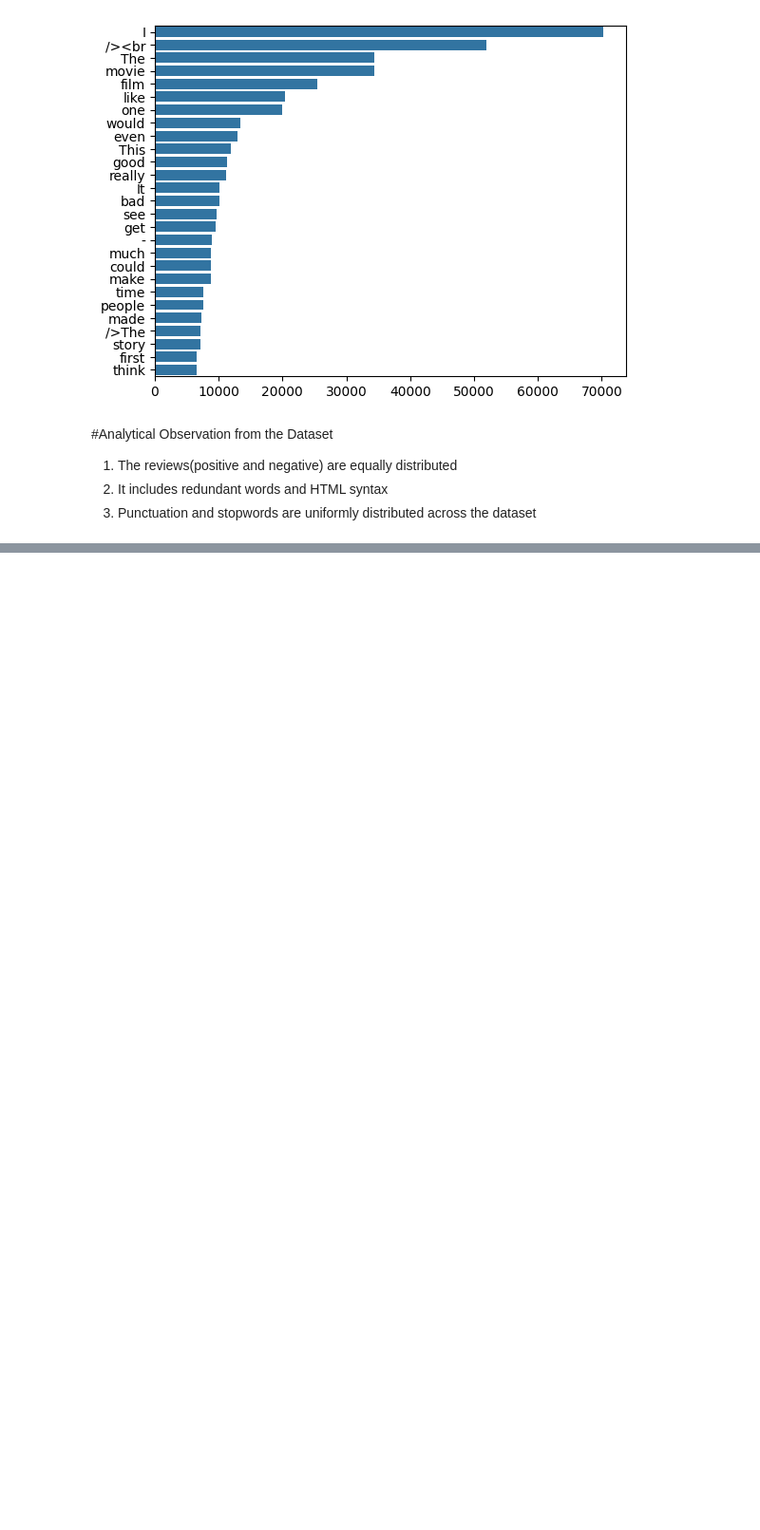
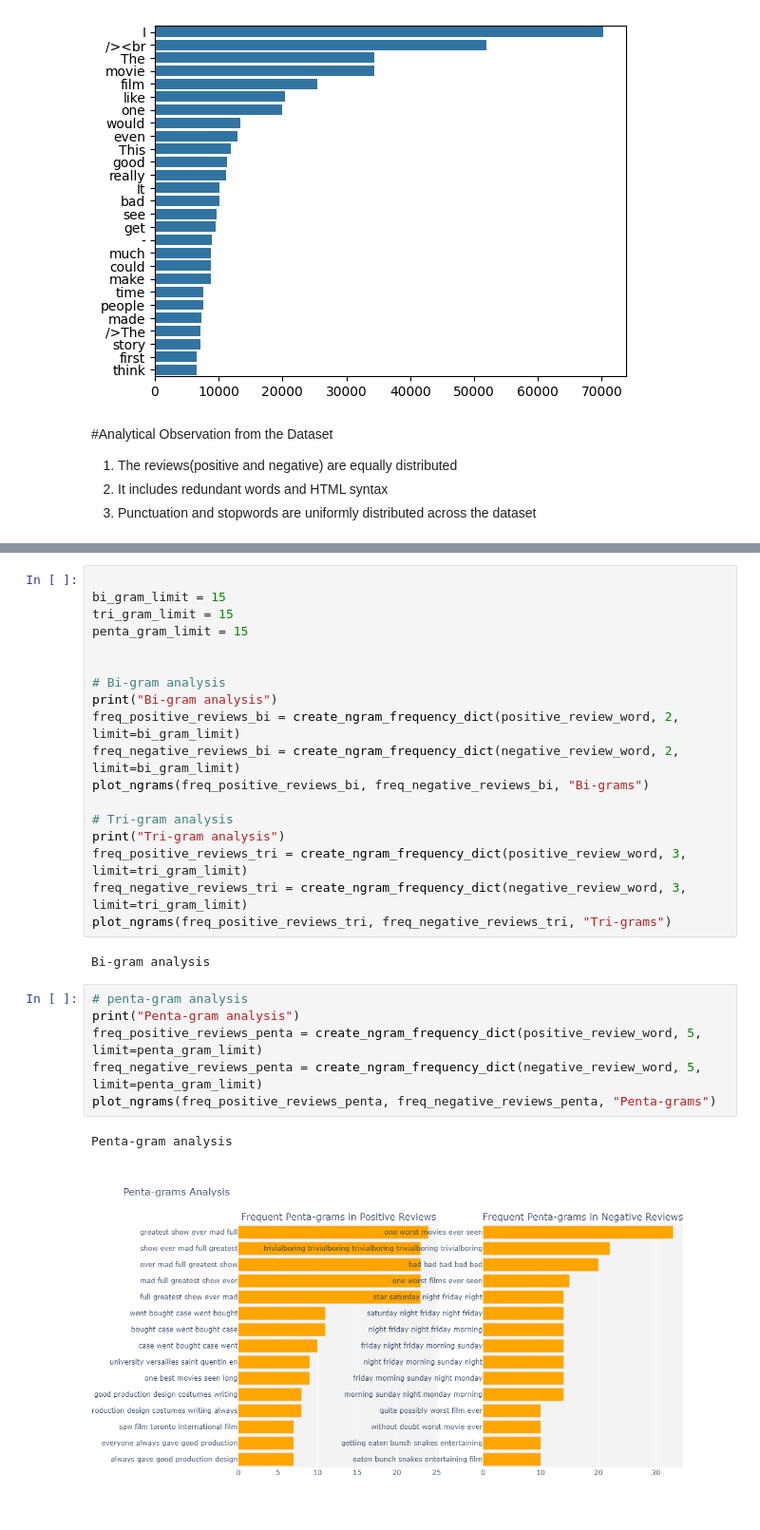
Before and after one commit to ifuu16/Movie_Sentiment_Analysis, a Jupyter notebook: data_preprocessing.ipynb, the cells around one changed output, grey strips where cells are left out. Shown at 95% size. Drawn from its saved outputs; the diff is of its cells as text; blank space fills up the shorter version.

Commit message:
visualized the frequency at which some positive and negative occured using Gram analysis

```diff
--- a/data_preprocessing.ipynb
+++ b/data_preprocessing.ipynb
@@ -222,0 +282,29 @@ plot_corpus()
+# %%
+
+bi_gram_limit = 15
+tri_gram_limit = 15
+penta_gram_limit = 15
+
+
+# Bi-gram analysis
+print("Bi-gram analysis")
+freq_positive_reviews_bi = create_ngram_frequency_dict(positive_review_word, 2, limit=bi_gram_limit)
+freq_negative_reviews_bi = create_ngram_frequency_dict(negative_review_word, 2, limit=bi_gram_limit)
+plot_ngrams(freq_positive_reviews_bi, freq_negative_reviews_bi, "Bi-grams")
+
+# Tri-gram analysis
+print("Tri-gram analysis")
+freq_positive_reviews_tri = create_ngram_frequency_dict(positive_review_word, 3, limit=tri_gram_limit)
+freq_negative_reviews_tri = create_ngram_frequency_dict(negative_review_word, 3, limit=tri_gram_limit)
+plot_ngrams(freq_positive_reviews_tri, freq_negative_reviews_tri, "Tri-grams")
+# %% [output]
+Bi-gram analysis
+# %%
+# penta-gram analysis
+print("Penta-gram analysis")
+freq_positive_reviews_penta = create_ngram_frequency_dict(positive_review_word, 5, limit=penta_gram_limit)
+freq_negative_reviews_penta = create_ngram_frequency_dict(negative_review_word, 5, limit=penta_gram_limit)
+plot_ngrams(freq_positive_reviews_penta, freq_negative_reviews_penta, "Penta-grams")
+# %% [output]
+Penta-gram analysis
+[figure, added]
```
Also changed, not shown: parts of 6 cells of this notebook.
